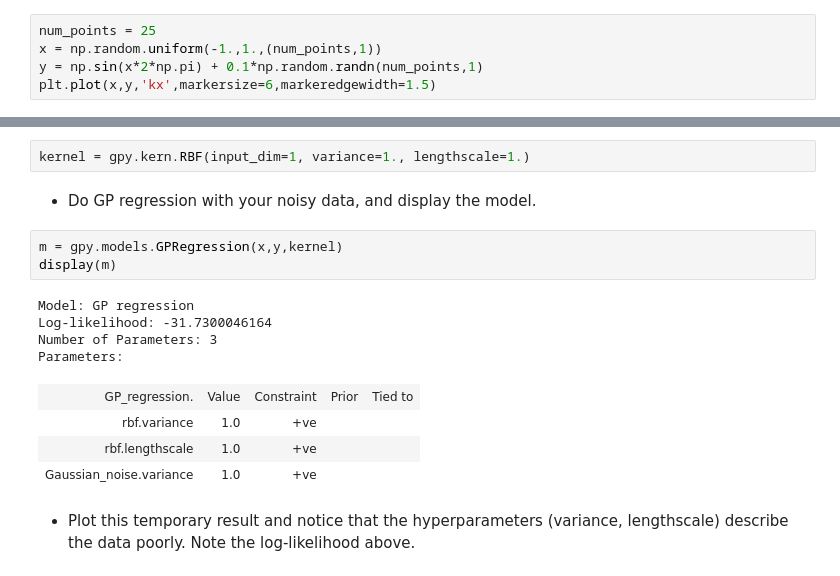
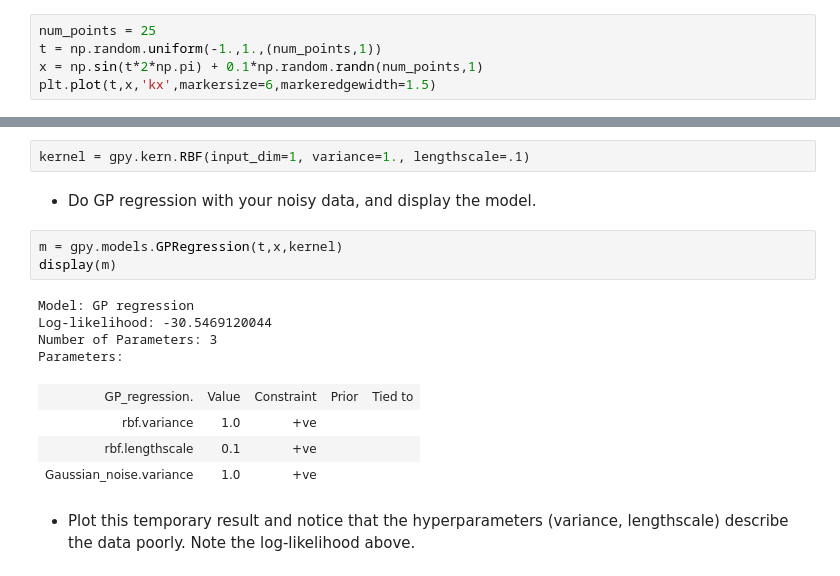
Before and after one commit to gomena/gpkm, a Jupyter notebook: hw1.ipynb, the cells around one changed output, grey strips where cells are left out. Cells and saved outputs as stored; diff of their text form.

```diff
--- a/hw1.ipynb
+++ b/hw1.ipynb
@@ -52,9 +52,9 @@ matplotlib.rcParams['figure.figsize'] = (8,5)
  - Generate and plot simple toy data for regression.
 # %%
 num_points = 25
-x = np.random.uniform(-1.,1.,(num_points,1))
-y = np.sin(x*2*np.pi) + 0.1*np.random.randn(num_points,1)
-plt.plot(x,y,'kx',markersize=6,markeredgewidth=1.5)
+t = np.random.uniform(-1.,1.,(num_points,1))
+x = np.sin(t*2*np.pi) + 0.1*np.random.randn(num_points,1)
+plt.plot(t,x,'kx',markersize=6,markeredgewidth=1.5)
 # %% [output]
 [<matplotlib.lines.Line2D at 0x...>]
 [drawing not drawn]
@@ -63,18 +63,18 @@ plt.plot(x,y,'kx',markersize=6,markeredgewidth=1.5)
 # %%
-kernel = gpy.kern.RBF(input_dim=1, variance=1., lengthscale=1.)
+kernel = gpy.kern.RBF(input_dim=1, variance=1., lengthscale=.1)
 # %% [markdown]
  - Do GP regression with your noisy data, and display the model.
 # %%
-m = gpy.models.GPRegression(x,y,kernel)
+m = gpy.models.GPRegression(t,x,kernel)
 display(m)
 # %% [output]
 Model: GP regression
-Log-likelihood: -31.7300046164
+Log-likelihood: -30.5469120044
 Number of Parameters: 3
 Parameters:
 | GP_regression. | Value | Constraint | Prior | Tied to |
 | rbf.variance | 1.0 | +ve |  |  |
-| rbf.lengthscale | 1.0 | +ve |  |  |
+| rbf.lengthscale | 0.1 | +ve |  |  |
 | Gaussian_noise.variance | 1.0 | +ve |  |  |
 # %% [markdown]
  - Plot this temporary result and notice that the hyperparameters (variance, lengthscale) describe the data poorly.  Note the log-likelihood above.
```
Also changed, not shown: parts of 4 cells of this notebook.
